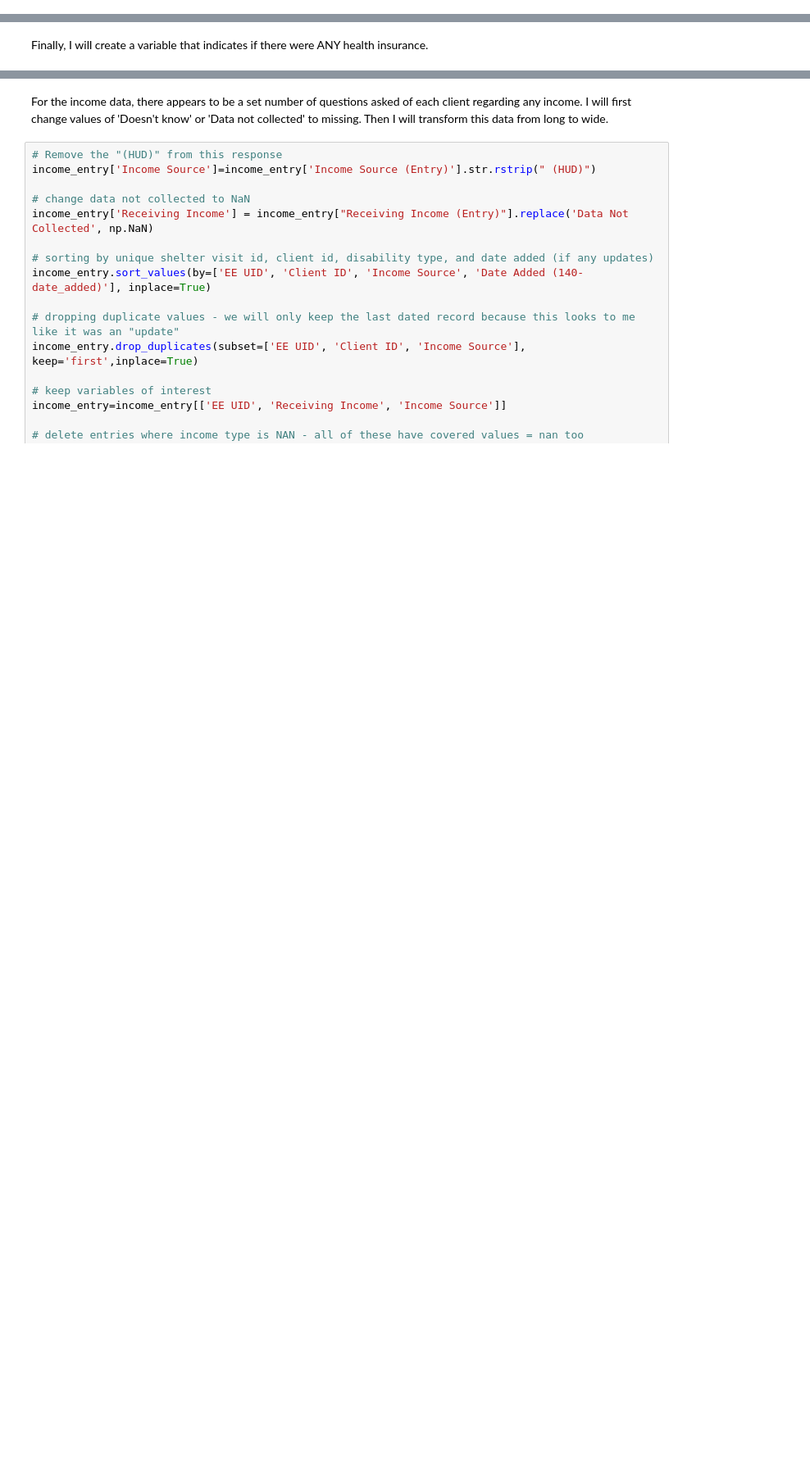
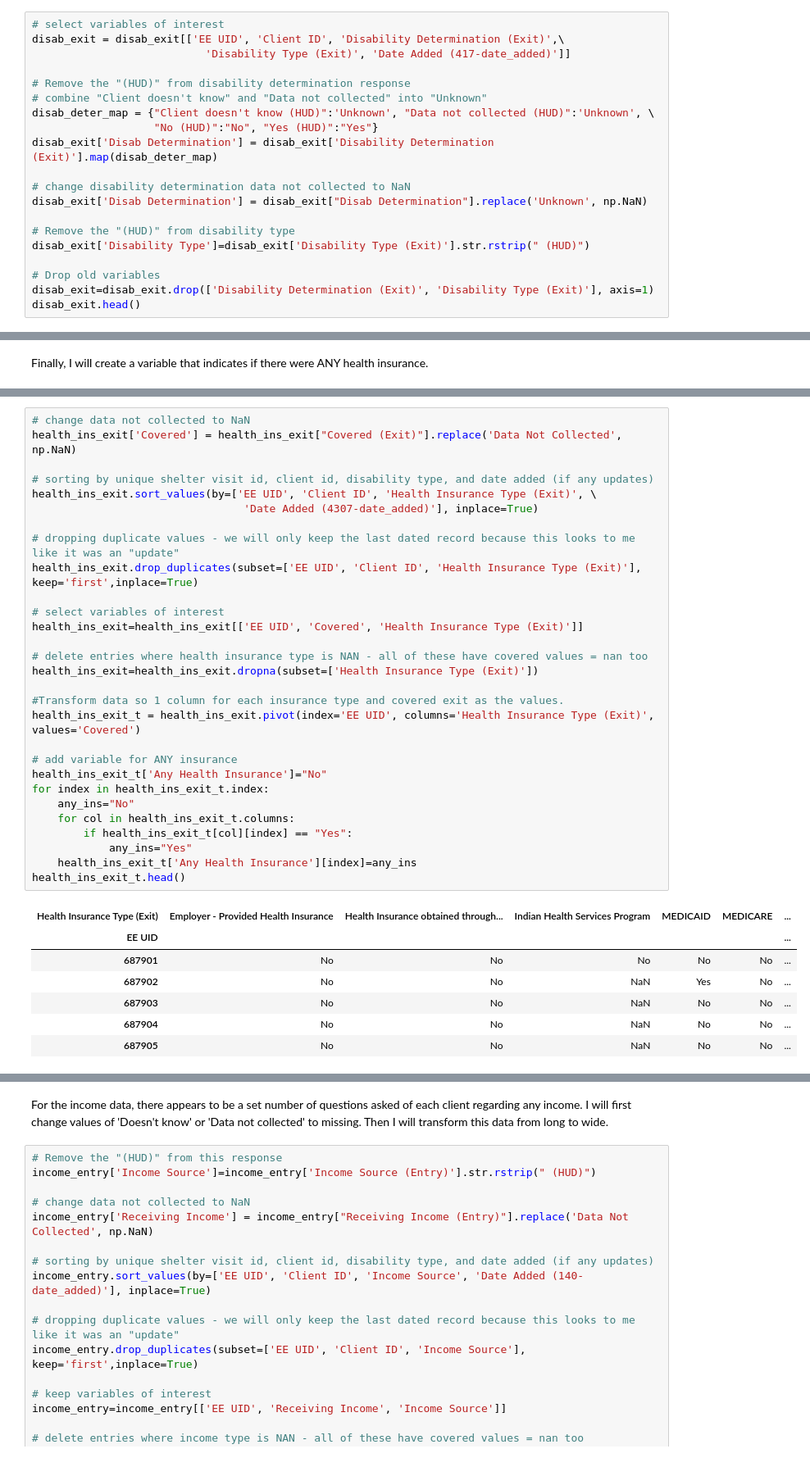
Before and after one commit to datasci611/bios611-projects-fall-2019-tshing17, a Jupyter notebook: project_3/scripts/P3001_Create_Analytic_Dataset.ipynb, the cells around one changed output, grey strips where cells are left out. Shown at 82% size. Cells and saved outputs as stored; diff of their text form; blank space fills up the shorter version.

Commit message:
Update to Project 3
Updated analyses to include entry/exit comparisons and logistic regression

```diff
--- a/project_3/scripts/P3001_Create_Analytic_Dataset.ipynb
+++ b/project_3/scripts/P3001_Create_Analytic_Dataset.ipynb
@@ -270,0 +294,20 @@ disab_entry_t.head()
+# %%
+# select variables of interest
+disab_exit = disab_exit[['EE UID', 'Client ID', 'Disability Determination (Exit)',\
+                           'Disability Type (Exit)', 'Date Added (417-date_added)']]
+
+# Remove the "(HUD)" from disability determination response
+# combine "Client doesn't know" and "Data not collected" into "Unknown"
+disab_deter_map = {"Client doesn't know (HUD)":'Unknown', "Data not collected (HUD)":'Unknown', \
+                   "No (HUD)":"No", "Yes (HUD)":"Yes"}
+disab_exit['Disab Determination'] = disab_exit['Disability Determination (Exit)'].map(disab_deter_map)
+
+# change disability determination data not collected to NaN
+disab_exit['Disab Determination'] = disab_exit["Disab Determination"].replace('Unknown', np.NaN)
+
+# Remove the "(HUD)" from disability type
+disab_exit['Disability Type']=disab_exit['Disability Type (Exit)'].str.rstrip(" (HUD)")
+
+# Drop old variables
+disab_exit=disab_exit.drop(['Disability Determination (Exit)', 'Disability Type (Exit)'], axis=1)
+disab_exit.head()
@@ -322 +406,38 @@ health_ins_entry_t.head()
+# %%
+# change data not collected to NaN
+health_ins_exit['Covered'] = health_ins_exit["Covered (Exit)"].replace('Data Not Collected', np.NaN)
+
+# sorting by unique shelter visit id, client id, disability type, and date added (if any updates)
+health_ins_exit.sort_values(by=['EE UID', 'Client ID', 'Health Insurance Type (Exit)', \
+                                 'Date Added (4307-date_added)'], inplace=True)
+
+# dropping duplicate values - we will only keep the last dated record because this looks to me like it was an "update"
+health_ins_exit.drop_duplicates(subset=['EE UID', 'Client ID', 'Health Insurance Type (Exit)'], keep='first',inplace=True)
+
+# select variables of interest
+health_ins_exit=health_ins_exit[['EE UID', 'Covered', 'Health Insurance Type (Exit)']]
+
+# delete entries where health insurance type is NAN - all of these have covered values = nan too
+health_ins_exit=health_ins_exit.dropna(subset=['Health Insurance Type (Exit)'])
+
+#Transform data so 1 column for each insurance type and covered exit as the values.
+health_ins_exit_t = health_ins_exit.pivot(index='EE UID', columns='Health Insurance Type (Exit)', values='Covered')
+
+# add variable for ANY insurance
+health_ins_exit_t['Any Health Insurance']="No"
+for index in health_ins_exit_t.index:
+    any_ins="No"
+    for col in health_ins_exit_t.columns:
+        if health_ins_exit_t[col][index] == "Yes":
+            any_ins="Yes"
+    health_ins_exit_t['Any Health Insurance'][index]=any_ins
+health_ins_exit_t.head()
+# %% [output]
+| Health Insurance Type (Exit) | Employer - Provided Health Insurance | Health Insurance obtained through... | Indian Health Services Program | MEDICAID | MEDICARE | ... |
+| EE UID |  |  |  |  |  | ... |
+| 687901 | No | No | No | No | No | ... |
+| 687902 | No | No | NaN | Yes | No | ... |
+| 687903 | No | No | NaN | No | No | ... |
+| 687904 | No | No | NaN | No | No | ... |
+| 687905 | No | No | NaN | No | No | ... |
 # %% [markdown]
```
Also changed, not shown: parts of 30 cells of this notebook, 33 other files.
